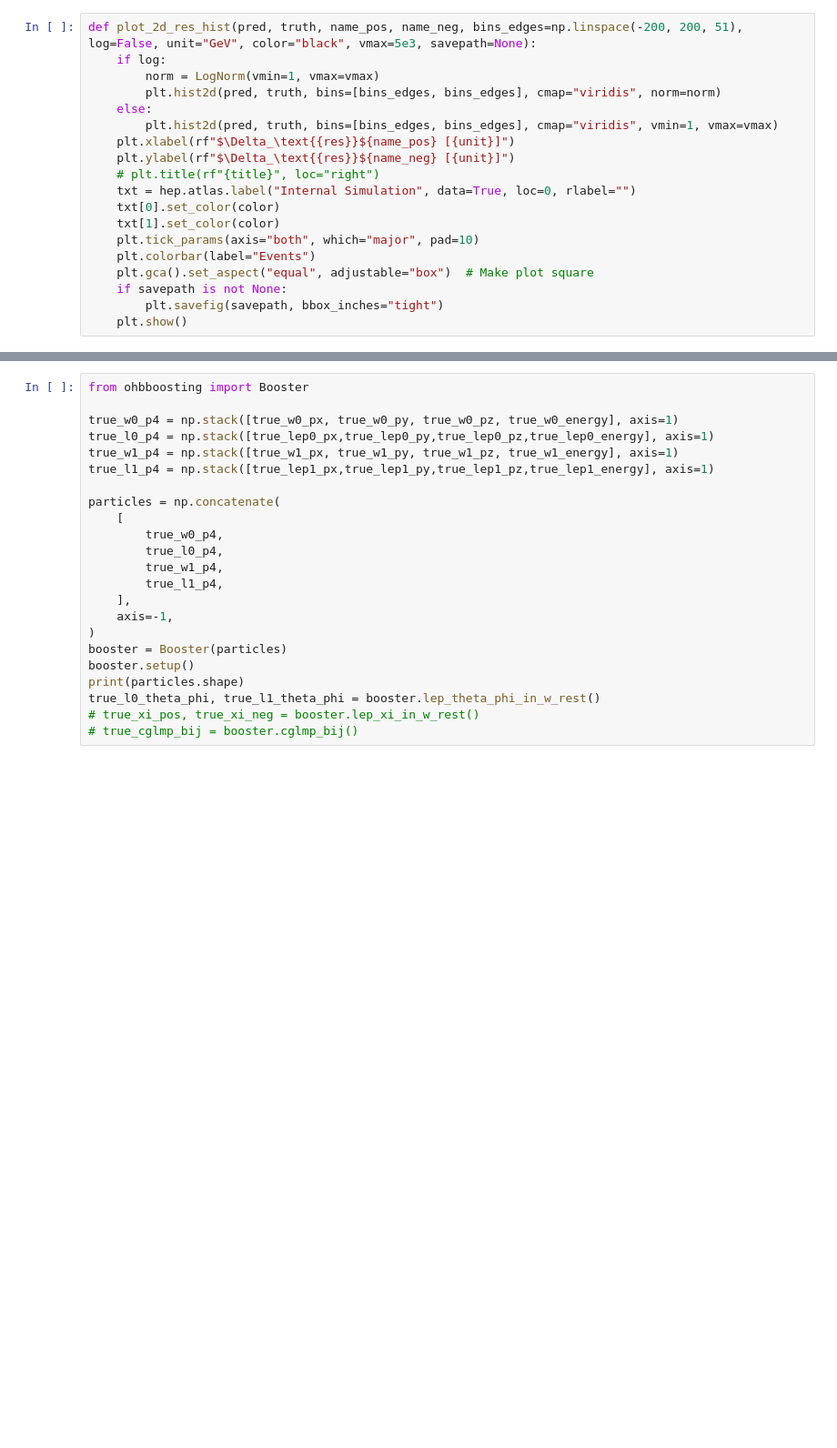
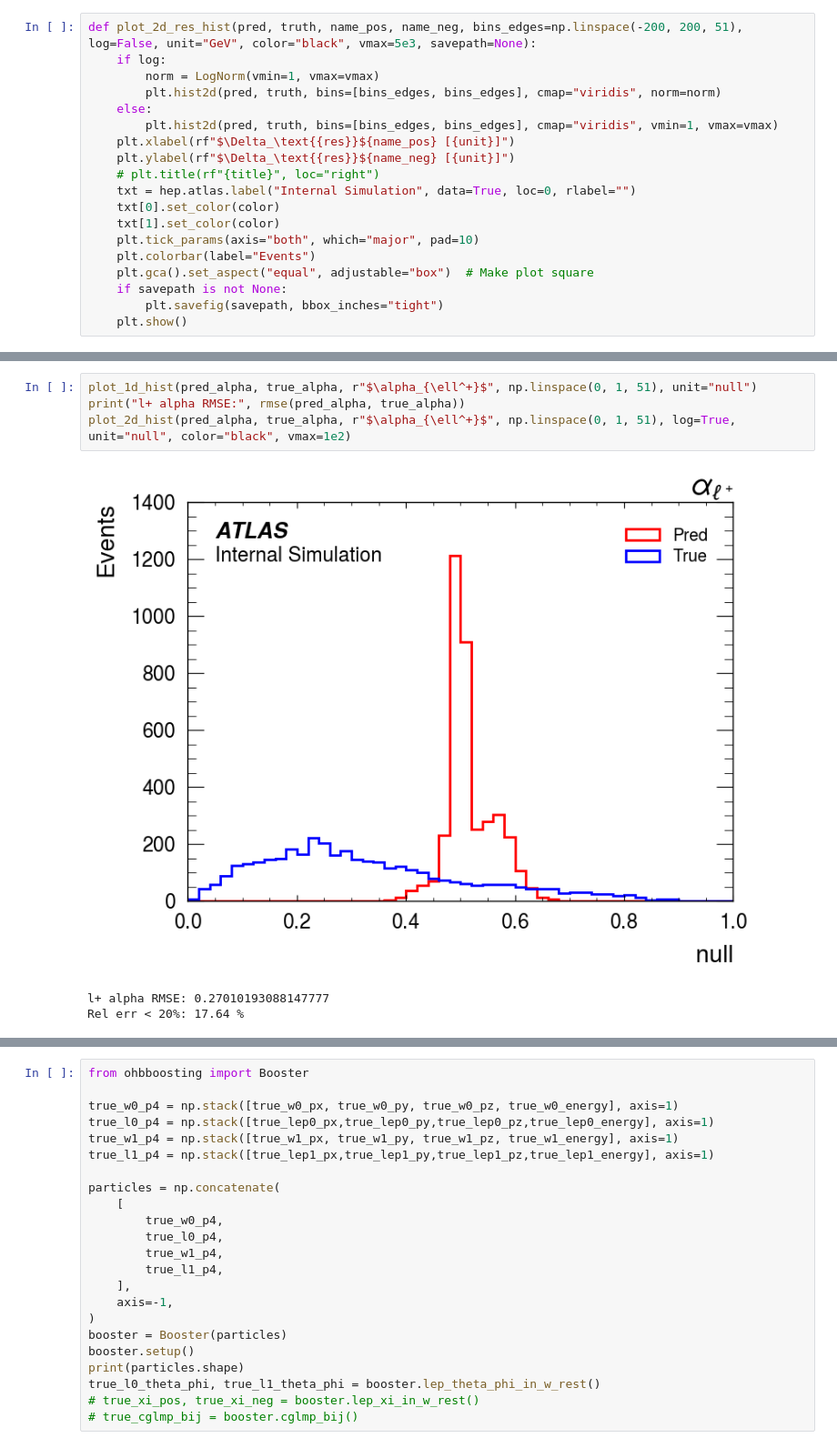
Before and after one commit to yygarypeng/ww-pcres, a Jupyter notebook: visualize.ipynb, the cells around one changed output, grey strips where cells are left out. Shown at 91% size. Drawn from its saved outputs; the diff is of its cells as text; blank space fills up the shorter version.

```diff
--- a/visualize.ipynb
+++ b/visualize.ipynb
@@ -261,0 +326,8 @@ plot_2d_res_hist(w0_energy_res, w1_energy_res, name_pos=r"$E^{W^+}$", name_neg=r
+# %%
+plot_1d_hist(pred_alpha, true_alpha, r"$\alpha_{\ell^+}$", np.linspace(0, 1, 51), unit="null")
+print("l+ alpha RMSE:", rmse(pred_alpha, true_alpha))
+plot_2d_hist(pred_alpha, true_alpha, r"$\alpha_{\ell^+}$", np.linspace(0, 1, 51), log=True, unit="null", color="black", vmax=1e2)
+# %% [output]
+[figure, added]
+l+ alpha RMSE: 0.27010193088147777
+Rel err < 20%: 17.64 %
```
Also changed, not shown: parts of 16 cells of this notebook, 12 other files.
